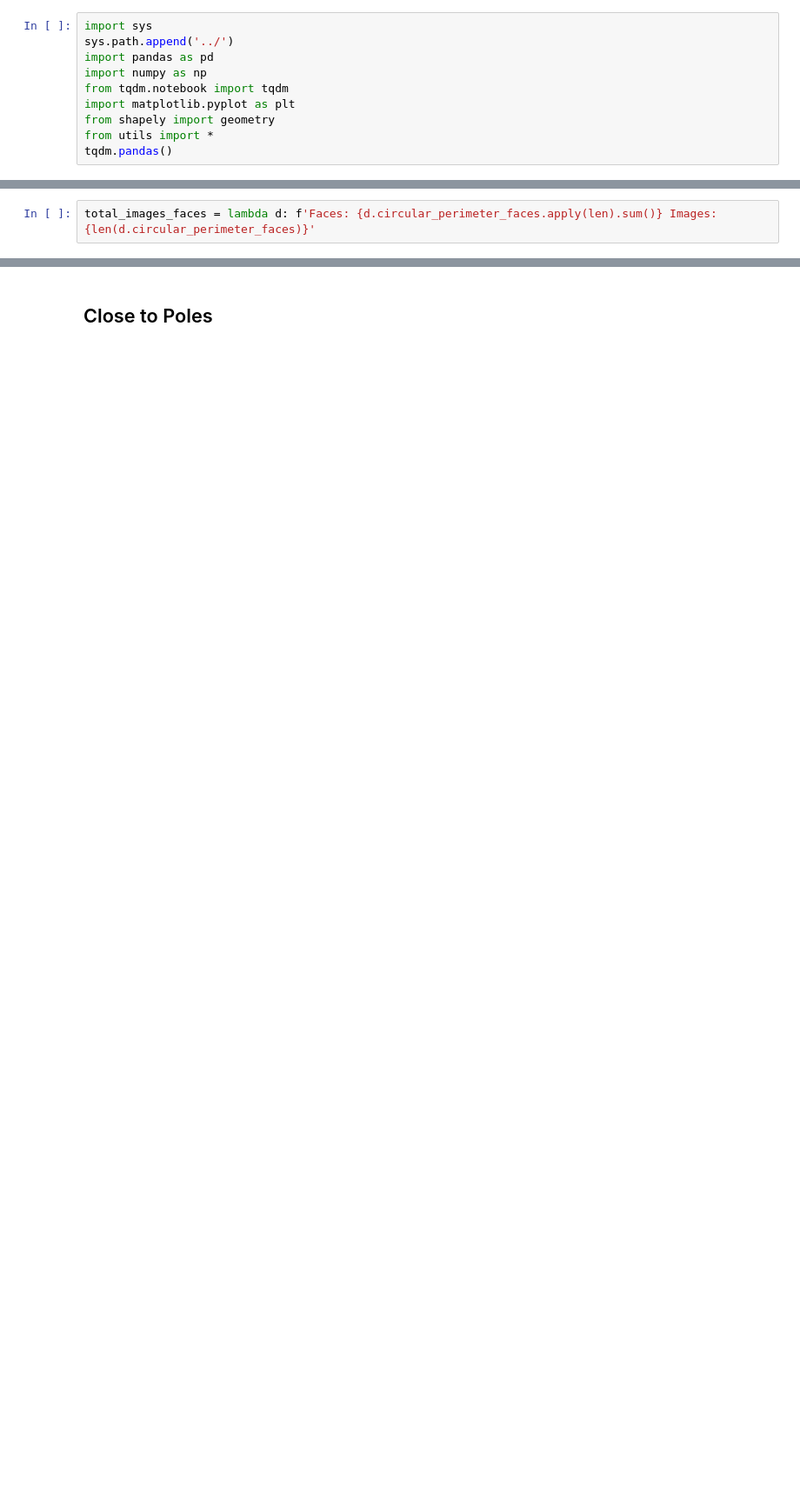
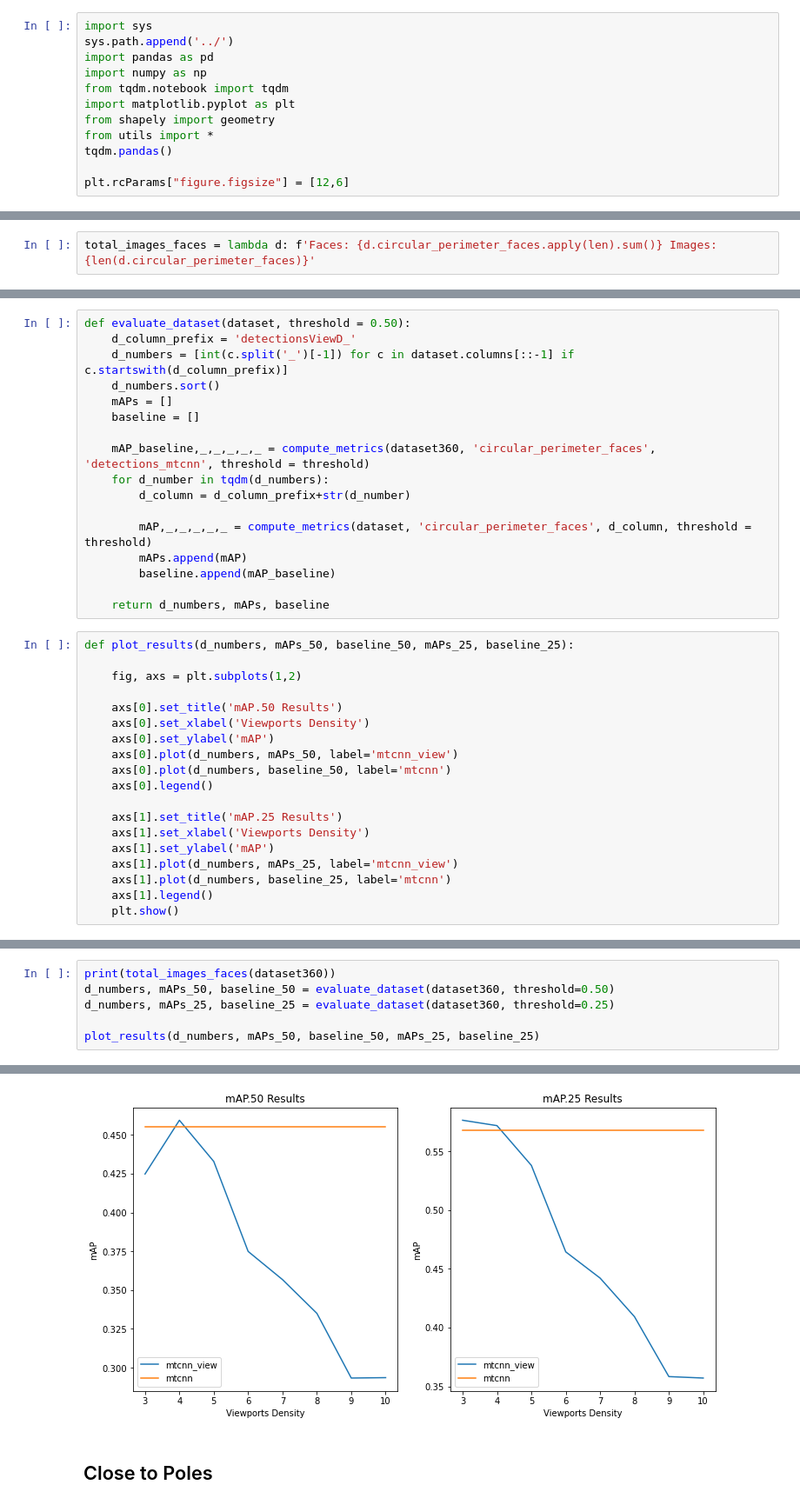
Before and after one commit to TeleMidia/faces360, a Jupyter notebook: ipynb/mAP.ipynb, the cells around one changed output, grey strips where cells are left out. Shown at 87% size. Drawn from its saved outputs; the diff is of its cells as text; blank space fills up the shorter version.

```diff
--- a/ipynb/mAP.ipynb
+++ b/ipynb/mAP.ipynb
@@ -8,6 +8,8 @@ import matplotlib.pyplot as plt
 from shapely import geometry
 from utils import *
 tqdm.pandas()
+
+plt.rcParams["figure.figsize"] = [12,6]
 # %%
 dataset360 = pd.read_pickle('../dataframes/dataset360_detections.pkl')
 dataset360.head(2)
@@ -86 +90,37 @@ total_images_faces = lambda d: f'Faces: {d.circular_perimeter_faces.apply(len).s
+# %%
+def evaluate_dataset(dataset, threshold = 0.50):
+    d_column_prefix = 'detectionsViewD_'
+    d_numbers = [int(c.split('_')[-1]) for c in dataset.columns[::-1] if c.startswith(d_column_prefix)]
+    d_numbers.sort()
+    mAPs = []
+    baseline = []
+
+    mAP_baseline,_,_,_,_,_ = compute_metrics(dataset360, 'circular_perimeter_faces', 'detections_mtcnn', threshold = threshold)
+    for d_number in tqdm(d_numbers):
+        d_column = d_column_prefix+str(d_number)
+
+        mAP,_,_,_,_,_ = compute_metrics(dataset, 'circular_perimeter_faces', d_column, threshold = threshold)
+        mAPs.append(mAP)
+        baseline.append(mAP_baseline)
+
+    return d_numbers, mAPs, baseline
+# %%
+def plot_results(d_numbers, mAPs_50, baseline_50, mAPs_25, baseline_25):
+
+    fig, axs = plt.subplots(1,2)
+
+    axs[0].set_title('mAP.50 Results')
+    axs[0].set_xlabel('Viewports Density')
+    axs[0].set_ylabel('mAP')
+    axs[0].plot(d_numbers, mAPs_50, label='mtcnn_view')
+    axs[0].plot(d_numbers, baseline_50, label='mtcnn')
+    axs[0].legend()
+
+    axs[1].set_title('mAP.25 Results')
+    axs[1].set_xlabel('Viewports Density')
+    axs[1].set_ylabel('mAP')
+    axs[1].plot(d_numbers, mAPs_25, label='mtcnn_view')
+    axs[1].plot(d_numbers, baseline_25, label='mtcnn')
+    axs[1].legend()
+    plt.show()
 # %% [markdown]
@@ -115,0 +128,7 @@ mAP.25.0 is  0.5747437031340908
+# %%
+print(total_images_faces(dataset360))
+d_numbers, mAPs_50, baseline_50 = evaluate_dataset(dataset360, threshold=0.50)
+d_numbers, mAPs_25, baseline_25 = evaluate_dataset(dataset360, threshold=0.25)
+
+plot_results(d_numbers, mAPs_50, baseline_50, mAPs_25, baseline_25)
+# %% [output]
@@ -116,3 +136,4 @@ mAP.25.0 is  0.5747437031340908
+[figure, added]
 # %% [markdown]
 ## Close to Poles
 # %%
```
Also changed, not shown: parts of 30 cells of this notebook, 2 other files.
